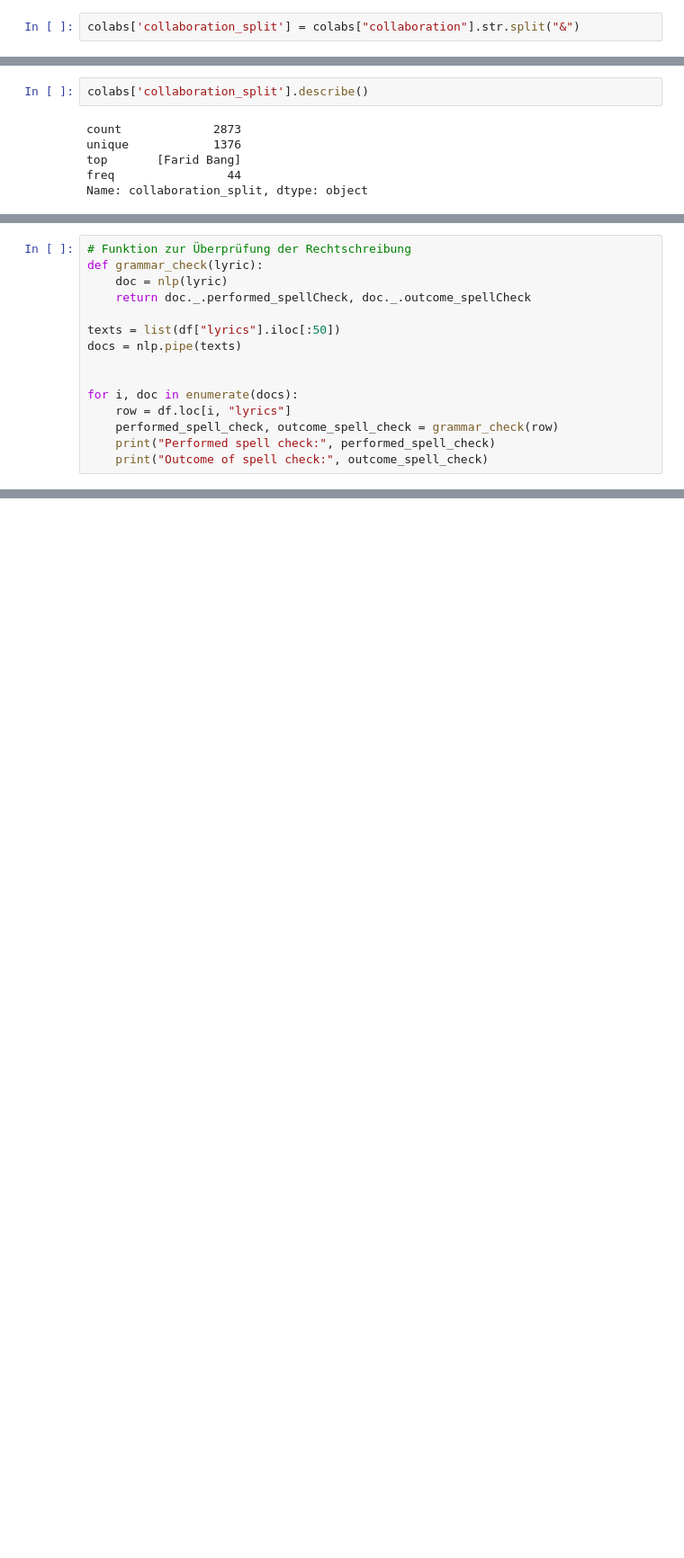
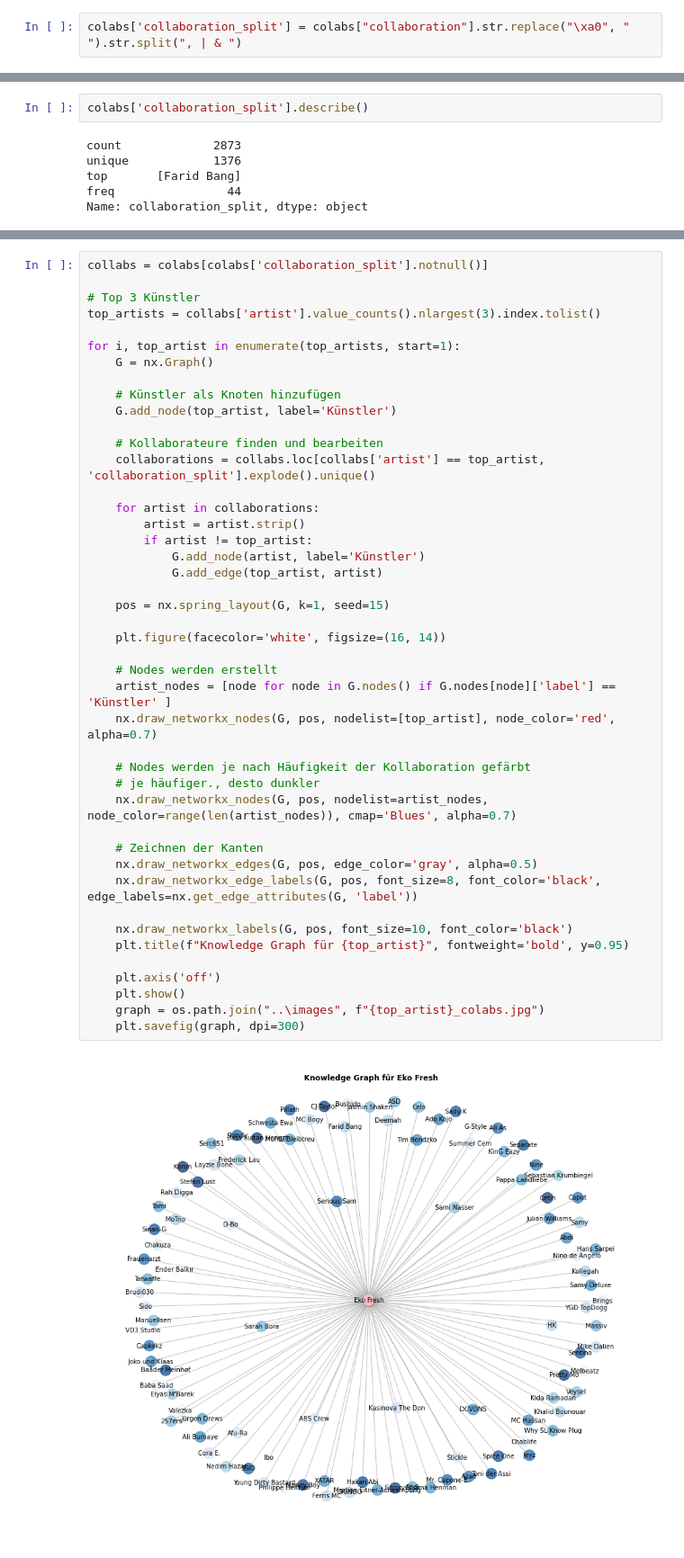
Before and after one commit to Richard-Sieg-TH-Koln/statistik-2-team-3, a Jupyter notebook: notebooks/collaborations.ipynb, the cells around one changed output, grey strips where cells are left out. Shown at 90% size. Cells and saved outputs as stored; diff of their text form; blank space fills up the shorter version.

```diff
--- a/notebooks/collaborations.ipynb
+++ b/notebooks/collaborations.ipynb
@@ -159,5 +197,5 @@ colabs_per_genre_fig.show()
 # %%
-colabs['collaboration_split'] = colabs["collaboration"].str.split("&")
+colabs['collaboration_split'] = colabs["collaboration"].str.replace("\xa0", " ").str.split(", | & ")
 # %% [output]
 A value is trying to be set on a copy of a slice from a DataFrame.
 Try using .loc[row_indexer,col_indexer] = value instead
@@ -317,15 +229,0 @@ contextualSpellCheck.add_to_pipe(nlp)
-# %%
-# Funktion zur Überprüfung der Rechtschreibung
-def grammar_check(lyric):
-    doc = nlp(lyric)
-    return doc._.performed_spellCheck, doc._.outcome_spellCheck
-
-texts = list(df["lyrics"].iloc[:50])
-docs = nlp.pipe(texts)
-
-
-for i, doc in enumerate(docs):
-    row = df.loc[i, "lyrics"]
-    performed_spell_check, outcome_spell_check = grammar_check(row)
-    print("Performed spell check:", performed_spell_check)
-    print("Outcome of spell check:", outcome_spell_check)
@@ -511,0 +334,46 @@ fig.show()
+# %%
+collabs = colabs[colabs['collaboration_split'].notnull()]
+
+# Top 3 Künstler
+top_artists = collabs['artist'].value_counts().nlargest(3).index.tolist()
+
+for i, top_artist in enumerate(top_artists, start=1):
+    G = nx.Graph()
+
+    # Künstler als Knoten hinzufügen
+    G.add_node(top_artist, label='Künstler')
+
+    # Kollaborateure finden und bearbeiten
+    collaborations = collabs.loc[collabs['artist'] == top_artist, 'collaboration_split'].explode().unique()
+
+    for artist in collaborations:
+        artist = artist.strip()
+        if artist != top_artist:
+            G.add_node(artist, label='Künstler')
+            G.add_edge(top_artist, artist)
+
+    pos = nx.spring_layout(G, k=1, seed=15)
+
+    plt.figure(facecolor='white', figsize=(16, 14))
+
+    # Nodes werden erstellt
+    artist_nodes = [node for node in G.nodes() if G.nodes[node]['label'] == 'Künstler' ]
+    nx.draw_networkx_nodes(G, pos, nodelist=[top_artist], node_color='red', alpha=0.7)
+
+    # Nodes werden je nach Häufigkeit der Kollaboration gefärbt
+    # je häufiger., desto dunkler
+    nx.draw_networkx_nodes(G, pos, nodelist=artist_nodes, node_color=range(len(artist_nodes)), cmap='Blues', alpha=0.7)
+
+    # Zeichnen der Kanten
+    nx.draw_networkx_edges(G, pos, edge_color='gray', alpha=0.5)
+    nx.draw_networkx_edge_labels(G, pos, font_size=8, font_color='black', edge_labels=nx.get_edge_attributes(G, 'label'))
+
+    nx.draw_networkx_labels(G, pos, font_size=10, font_color='black')
+    plt.title(f"Knowledge Graph für {top_artist}", fontweight='bold', y=0.95)
+
+    plt.axis('off')
+    plt.show()
+    graph = os.path.join("..\images", f"{top_artist}_colabs.jpg")
+    plt.savefig(graph, dpi=300)
+# %% [output]
+[figure, added]
```
Also changed, not shown: parts of 50 cells of this notebook.
